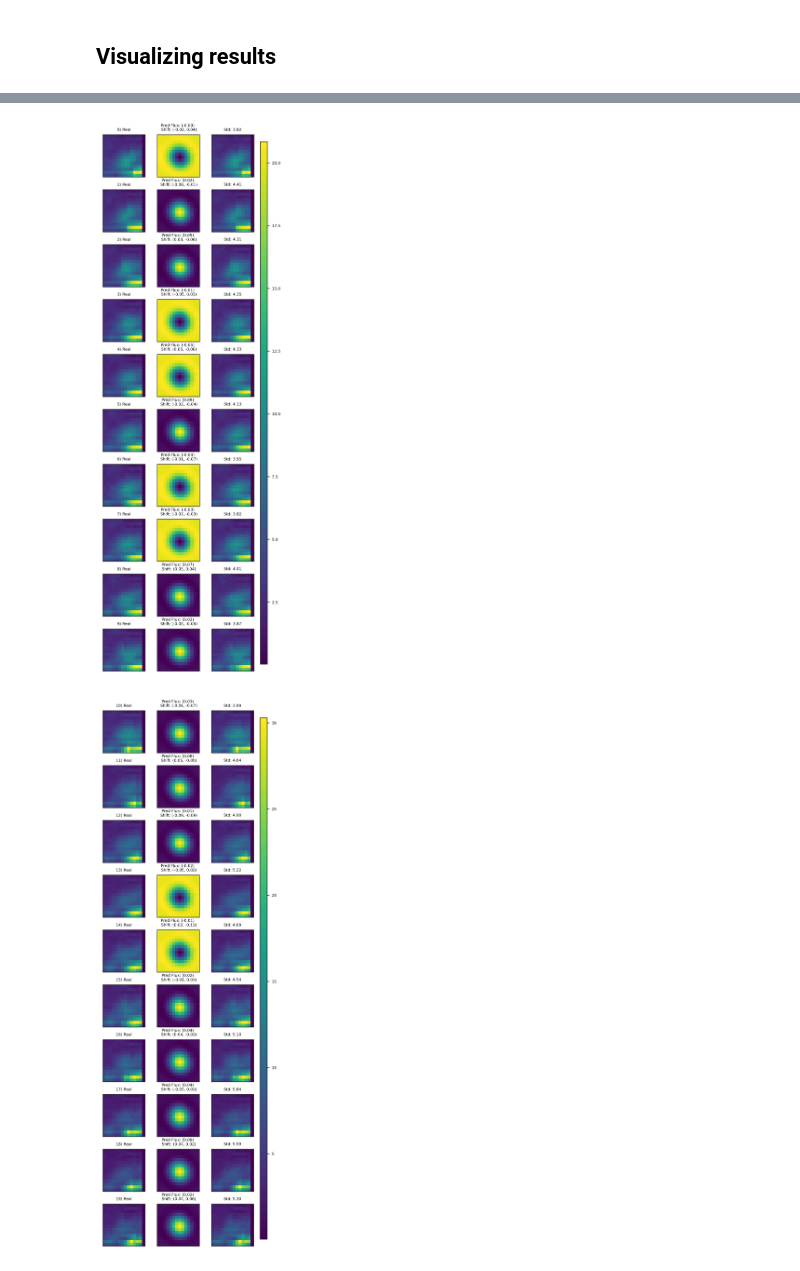
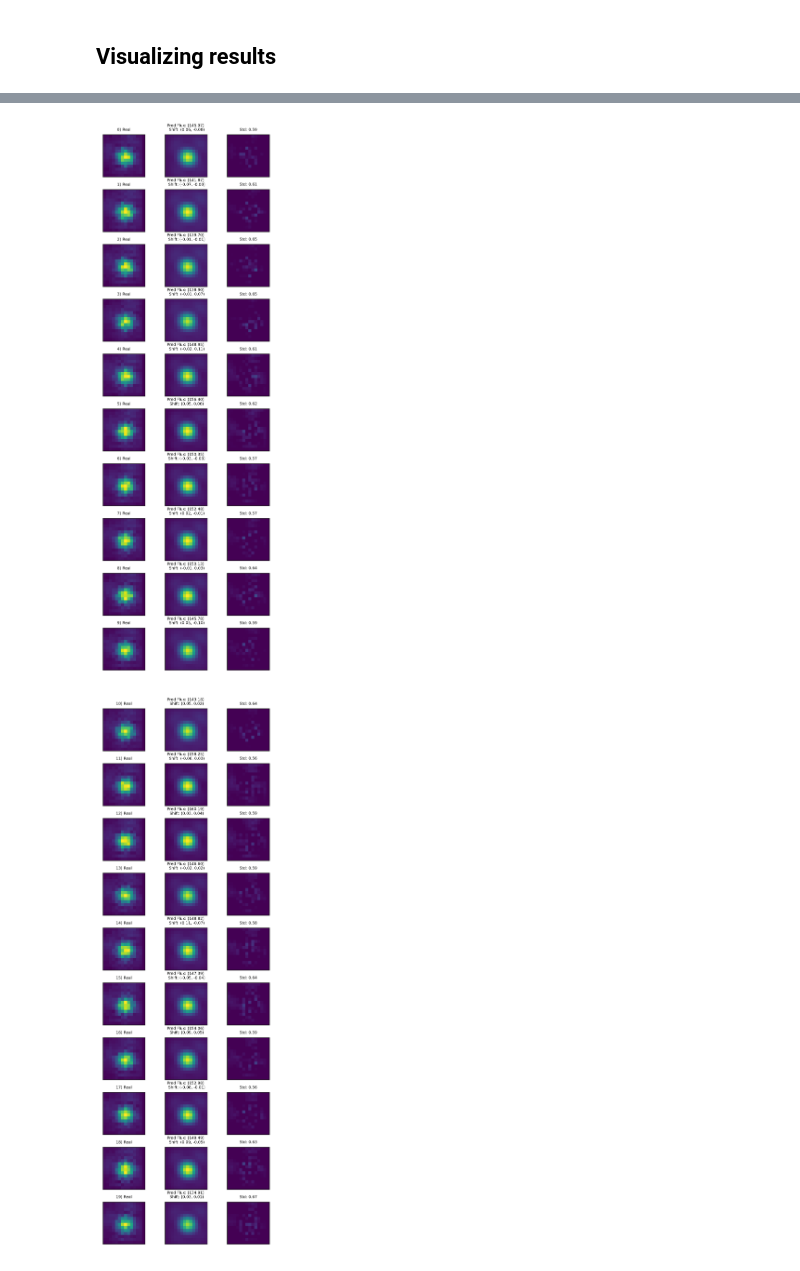
Before and after one commit to yemsnucleus/NEGFC, a Jupyter notebook: tutorial.ipynb, the cells around one changed output, grey strips where cells are left out. Cells and saved outputs as stored; diff of their text form; code cells hidden in the pictures.

```diff
--- a/tutorial.ipynb
+++ b/tutorial.ipynb
@@ -24,8 +35,8 @@ The first step is to preprocess the data, which involves normalizing the PSF, cr
 # %%
 %%time
 window_size = 15
-data_path = './data/real/HCI/'
-table, cube, psf = preprocess(data_path)
+data_path = './data/real/f_dhtau/'
+table, cube, psf, rot_angles = preprocess(data_path)
 dataset_name = data_path.split('/')[-2]
 dataset_name
 # %% [output]
@@ -91,3 +106,6 @@ table
 # %%
 index = 1
-model_path = f'./logs/{dataset_name}/flux_model_{index}/'
+model_path = f'./logs/{dataset_name}/model_{index}/'
+# %%
+table_op = pd.read_csv(os.path.join(model_path, '..', 'prediction.csv'))
+table_op
@@ -111,4 +129,8 @@ from core.engine import inference_step
 # %%
-fake_comp, real_comp, fluxes, model = inference_step(cube, psf_filtered, table.iloc[0]['x'], table.iloc[0]['y'],
-                                              model_path=model_path, window_size=window_size)
+fake_comp, real_comp, fluxes, model = inference_step(cube,
+                                                     psf_filtered,
+                                                     table_op.iloc[0]['x'],
+                                                     table_op.iloc[0]['y'],
+                                                     model_path=model_path,
+                                                     window_size=window_size)
 # %% [output]
@@ -119,40 +141,40 @@ shift_coords = model.trainable_variables[-1]
 # %%
 Ntotal = 10
 fs = 6
 pivots = np.arange(0, fake_comp.shape[0], Ntotal)
 
 os.makedirs(os.path.join(model_path, 'results'), exist_ok=True)
 for start in pivots:
 
     fig, axes = plt.subplots(Ntotal, 3, dpi=300, figsize=(15, 15),sharex=True, sharey=True,
                             gridspec_kw={'hspace': 0.3, 'wspace': -0.85})
 
 
     for i, N in enumerate(range(start, start+Ntotal)):
 
         vmin = real_comp[N].min()
         vmax = real_comp[N].max()
 
-        axes[i][0].imshow(real_comp[N])#, vmin=vmin, vmax=vmax)
+        axes[i][0].imshow(real_comp[N], vmin=vmin, vmax=vmax)
         axes[i][0].set_title(f'{N}) Real', fontsize=fs)
 
-        axes[i][1].imshow(fake_comp[N])#, vmin=vmin, vmax=vmax)
+        axes[i][1].imshow(fake_comp[N], vmin=vmin, vmax=vmax)
         axes[i][1].set_title('Pred Flux: ({:.2f}) \n Shift: ({:.2f}, {:.2f})'.format(fluxes[N],
                                                                               shift_coords[N][0],
                                                                               shift_coords[N][1]), fontsize=fs)
 
         residuals = real_comp[N]-fake_comp[N]
-        im = axes[i][2].imshow(residuals)#, vmin=vmin, vmax=vmax)
+        im = axes[i][2].imshow(residuals, vmin=vmin, vmax=vmax)
         axes[i][2].set_title('Std: {:.2f}'.format(np.std(residuals)), fontsize=fs)
 
         axes[i][0].set_xticks([])
         axes[i][0].set_yticks([])
 
-    fig.subplots_adjust(right=0.8)
-    cbar_ax = fig.add_axes([0.58, 0.12, 0.01, 0.75])
-    cbar_ax.tick_params(labelsize=fs)
-    fig.colorbar(im, cax=cbar_ax)
-    fig.savefig(os.path.join(model_path, 'results', f'{start}.pdf'), format='pdf', bbox_inches='tight')
+#     fig.subplots_adjust(right=0.8)
+#     cbar_ax = fig.add_axes([0.58, 0.12, 0.01, 0.75])
+#     cbar_ax.tick_params(labelsize=fs)
+#     fig.colorbar(im, cax=cbar_ax)
+#     fig.savefig(os.path.join(model_path, 'results', f'{start}.pdf'), format='pdf', bbox_inches='tight')
 # %% [output]
-[figure, old version]
+[figure, new version]
-[figure, old version]
+[figure, new version]
```
Also changed, not shown: parts of 23 cells of this notebook, 2 other files.
